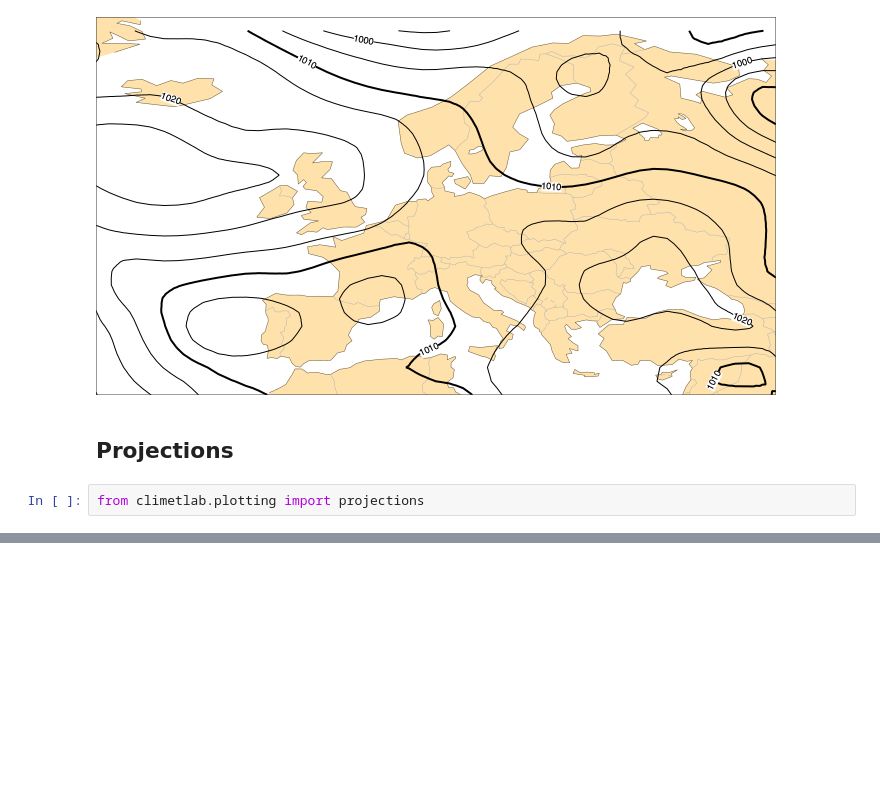
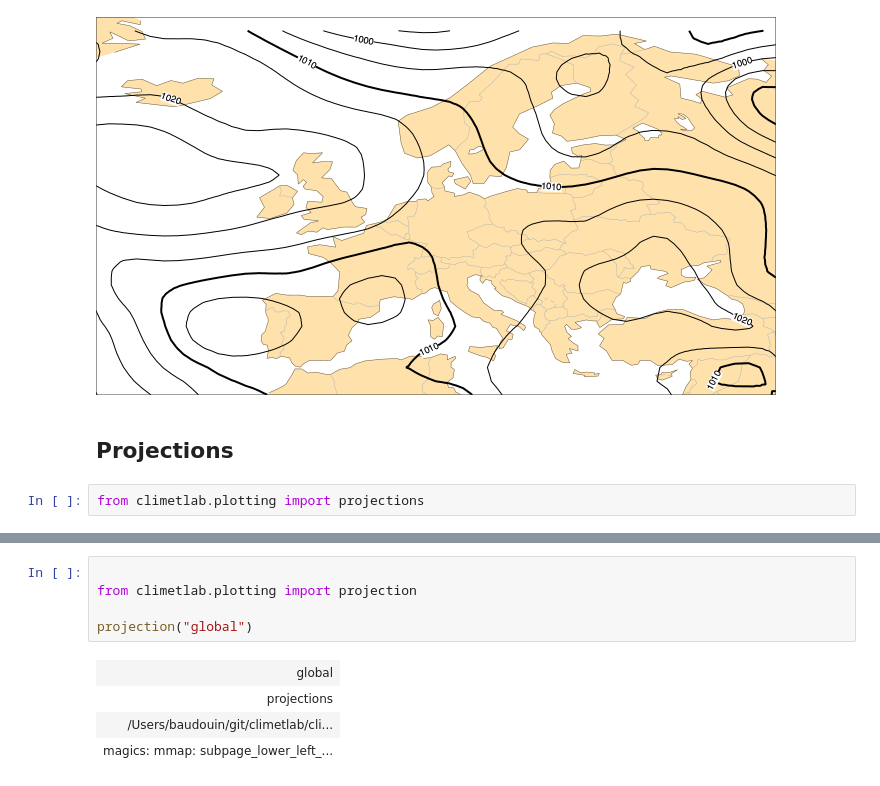
Before and after one commit to ecmwf/climetlab, a Jupyter notebook: docs/examples/11-more-plotting.ipynb, the cells around one changed output, grey strips where cells are left out. Saved outputs shown, nothing was run; the diff lists cells and outputs as text; blank space fills up the shorter version.

```diff
--- a/docs/examples/11-more-plotting.ipynb
+++ b/docs/examples/11-more-plotting.ipynb
@@ -62,3 +71,13 @@ for projection in projections():
 [figure]
 [figure]
 [figure]
+# %%
+
+from climetlab.plotting import projection
+
+projection("global")
+# %% [output]
+| global |
+| projections |
+| /Users/baudouin/git/climetlab/cli... |
+| magics: mmap: subpage_lower_left_... |
```
Also changed, not shown: parts of 2 cells of this notebook, 4 other files.
